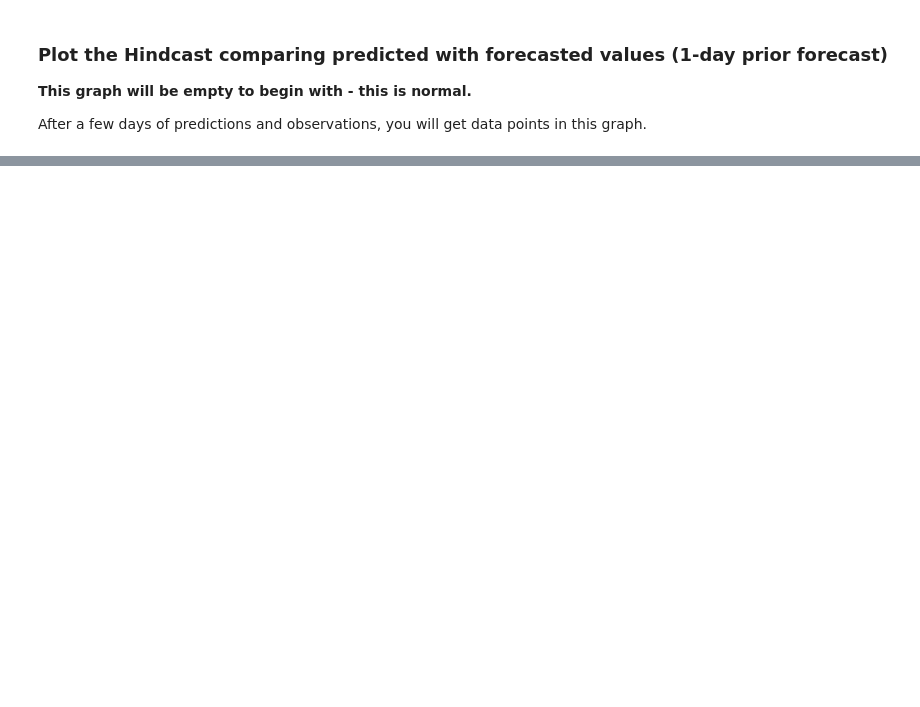
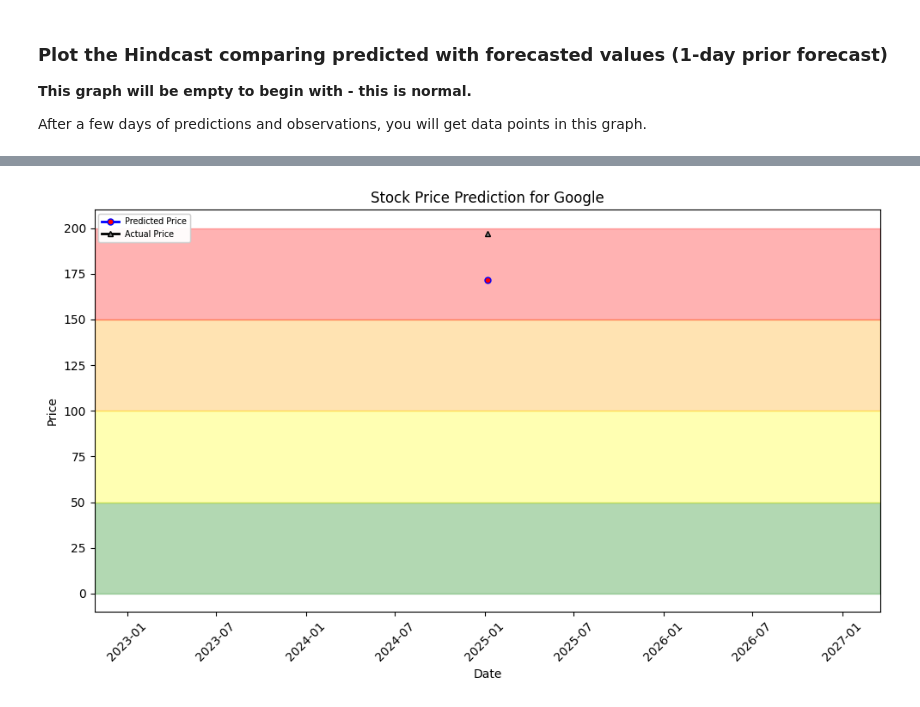
Before and after one commit to TheresaHoesl/StockMarketPrediction, a Jupyter notebook: notebooks/4_stockpred_batch_inference.ipynb, the cells around one changed output, grey strips where cells are left out. Cells and saved outputs as stored; diff of their text form; code cells hidden in the pictures; blank space fills up the shorter version.

```diff
--- a/notebooks/4_stockpred_batch_inference.ipynb
+++ b/notebooks/4_stockpred_batch_inference.ipynb
@@ -417,0 +437,11 @@ After a few days of predictions and observations, you will get data points in th
+# %%
+file_path = "../notebooks/img/googl_hindcast.png"
+if os.path.exists(os.path.dirname(file_path)):
+    plt = util.plot_stock_price_forecast(df=merged_GOOGL_df, file_path=file_path, name="Google", hindcast=True)
+else:
+    os.makedirs(os.path.dirname(file_path), exist_ok=True)
+    plt = util.plot_stock_price_forecast(df=merged_GOOGL_df, file_path=file_path, name="Google", hindcast=True)
+
+plt.show()
+# %% [output]
+[figure, added]
```
Also changed, not shown: parts of 21 cells of this notebook, 7 other files.
